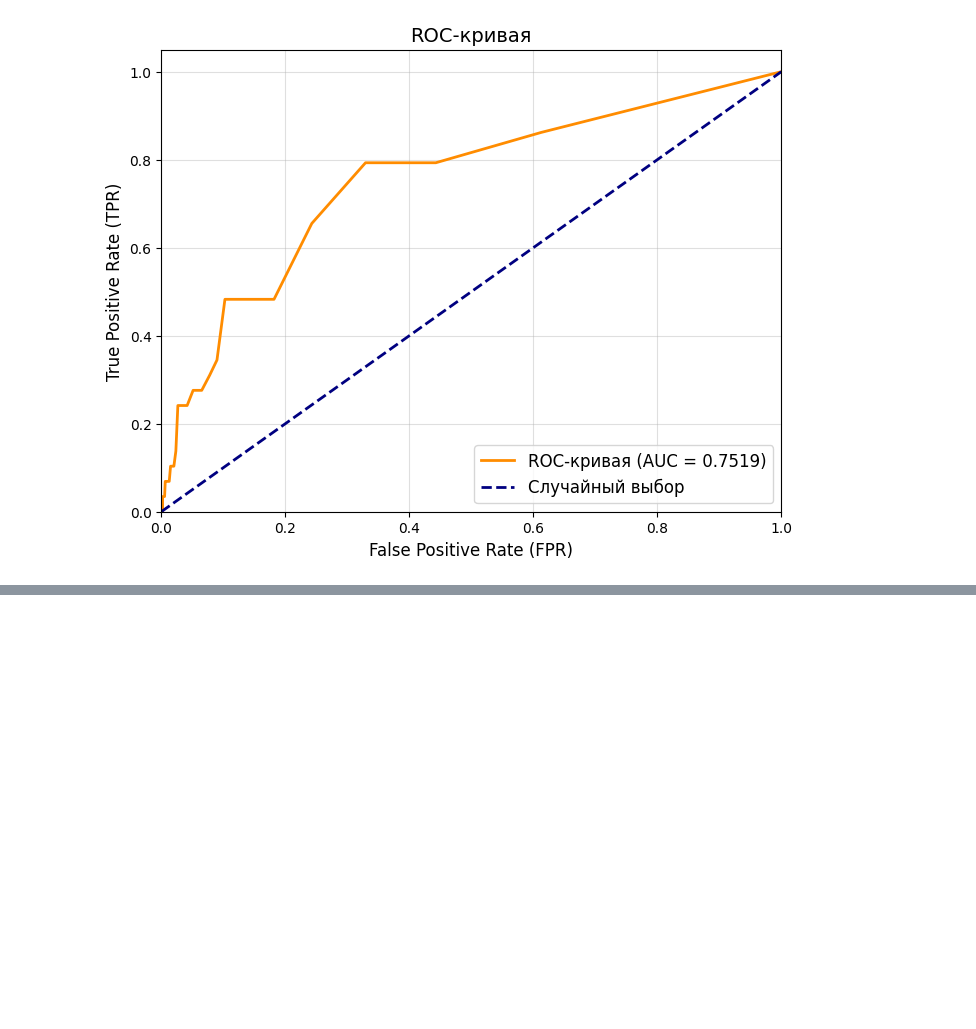
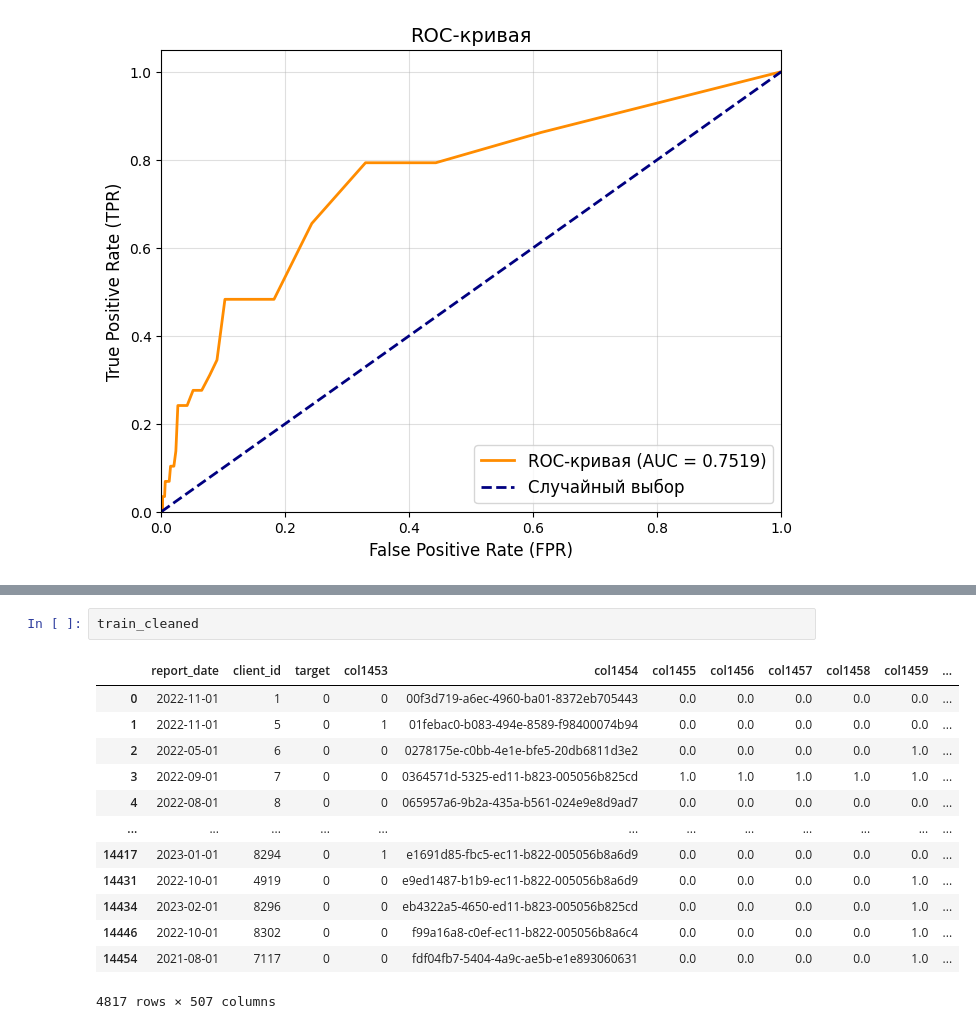
Before and after one commit to Timofey03/intensiv, a Jupyter notebook: auto.ipynb, the cells around one changed output, grey strips where cells are left out. Cells and saved outputs as stored; diff of their text form; blank space fills up the shorter version.

```diff
--- a/auto.ipynb
+++ b/auto.ipynb
@@ -427,0 +517,16 @@ plt.show()
+# %%
+train_cleaned
+# %% [output]
+|  | report_date | client_id | target | col1453 | col1454 | col1455 | col1456 | col1457 | col1458 | col1459 | ... |
+| 0 | 2022-11-01 | 1 | 0 | 0 | 00f3d719-a6ec-4960-ba01-8372eb705443 | 0.0 | 0.0 | 0.0 | 0.0 | 0.0 | ... |
+| 1 | 2022-11-01 | 5 | 0 | 1 | 01febac0-b083-494e-8589-f98400074b94 | 0.0 | 0.0 | 0.0 | 0.0 | 0.0 | ... |
+| 2 | 2022-05-01 | 6 | 0 | 0 | 0278175e-c0bb-4e1e-bfe5-20db6811d3e2 | 0.0 | 0.0 | 0.0 | 0.0 | 1.0 | ... |
+| 3 | 2022-09-01 | 7 | 0 | 0 | 0364571d-5325-ed11-b823-005056b825cd | 1.0 | 1.0 | 1.0 | 1.0 | 1.0 | ... |
+| 4 | 2022-08-01 | 8 | 0 | 0 | 065957a6-9b2a-435a-b561-024e9e8d9ad7 | 0.0 | 0.0 | 0.0 | 0.0 | 0.0 | ... |
+| ... | ... | ... | ... | ... | ... | ... | ... | ... | ... | ... | ... |
+| 14417 | 2023-01-01 | 8294 | 0 | 1 | e1691d85-fbc5-ec11-b822-005056b8a6d9 | 0.0 | 0.0 | 0.0 | 0.0 | 0.0 | ... |
+| 14431 | 2022-10-01 | 4919 | 0 | 0 | e9ed1487-b1b9-ec11-b822-005056b8a6d9 | 0.0 | 0.0 | 0.0 | 0.0 | 1.0 | ... |
+| 14434 | 2023-02-01 | 8296 | 0 | 0 | eb4322a5-4650-ed11-b823-005056b825cd | 0.0 | 0.0 | 0.0 | 0.0 | 1.0 | ... |
+| 14446 | 2022-10-01 | 8302 | 0 | 0 | f99a16a8-c0ef-ec11-b822-005056b8a6c4 | 0.0 | 0.0 | 0.0 | 0.0 | 1.0 | ... |
+| 14454 | 2021-08-01 | 7117 | 0 | 0 | fdf04fb7-5404-4a9c-ae5b-e1e893060631 | 0.0 | 0.0 | 0.0 | 0.0 | 1.0 | ... |
+4817 rows × 507 columns
```
Also changed, not shown: parts of 5 cells of this notebook, 1 other file.
